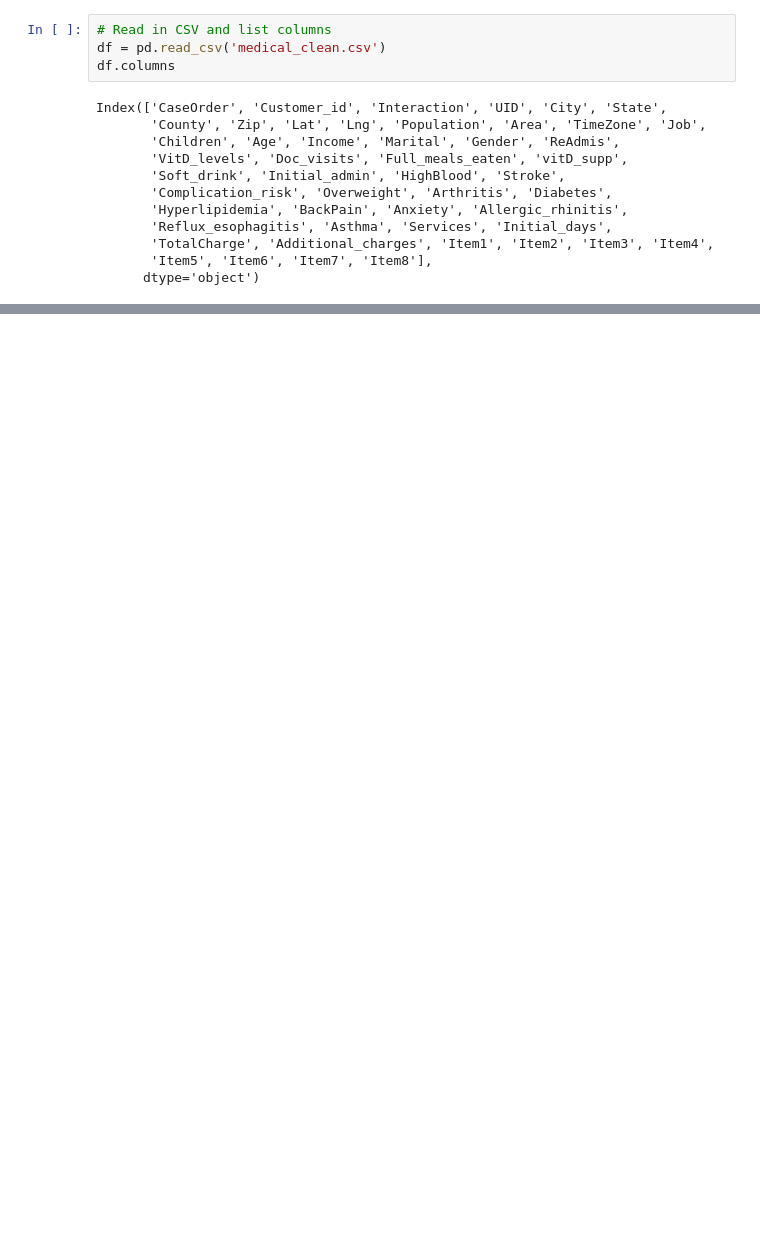
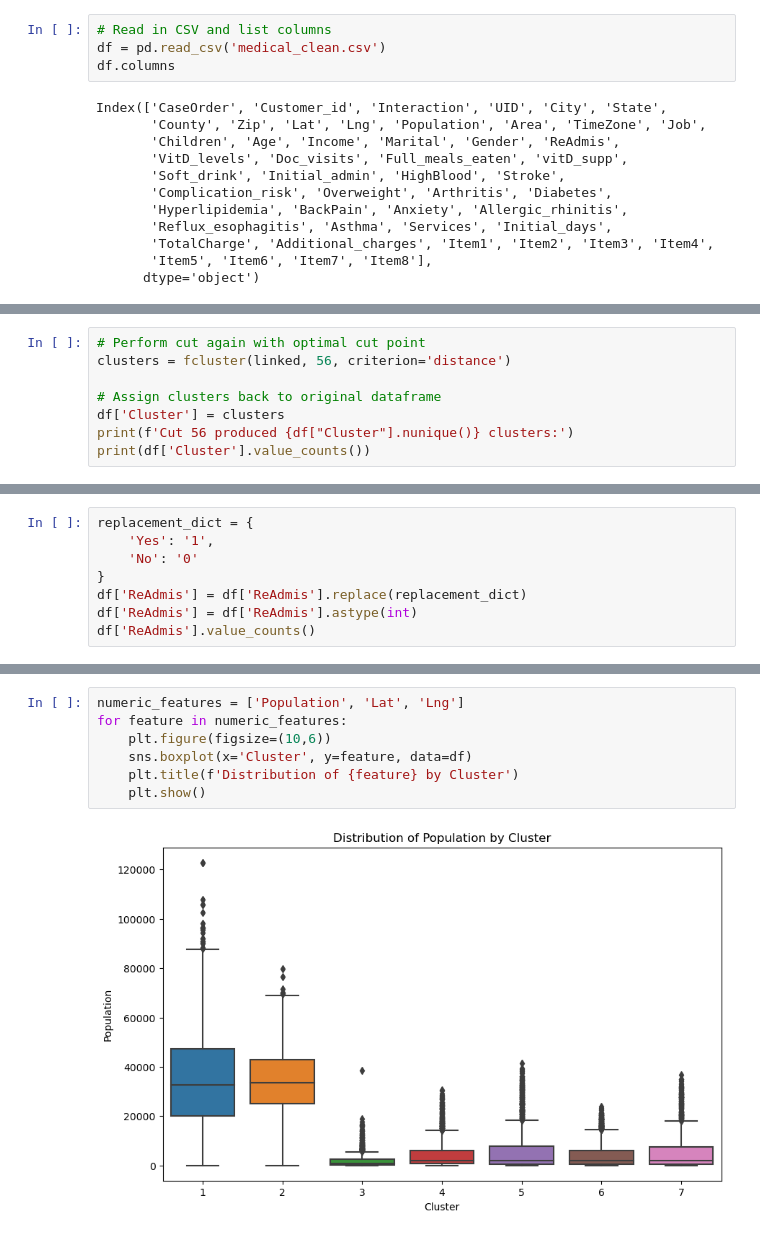
Before and after one commit to david-00001/d212-1, a Jupyter notebook: D212 Task 1.ipynb, the cells around one changed output, grey strips where cells are left out. Cells and saved outputs as stored; diff of their text form; blank space fills up the shorter version.

```diff
--- a/D212 Task 1.ipynb
+++ b/D212 Task 1.ipynb
@@ -76,0 +162,8 @@ print(features)
+# %%
+# Perform cut again with optimal cut point
+clusters = fcluster(linked, 56, criterion='distance')
+
+# Assign clusters back to original dataframe
+df['Cluster'] = clusters
+print(f'Cut 56 produced {df["Cluster"].nunique()} clusters:')
+print(df['Cluster'].value_counts())
@@ -76,0 +180,8 @@ print(features)
+# %%
+replacement_dict = {
+    'Yes': '1',
+    'No': '0'
+}
+df['ReAdmis'] = df['ReAdmis'].replace(replacement_dict)
+df['ReAdmis'] = df['ReAdmis'].astype(int)
+df['ReAdmis'].value_counts()
@@ -76,0 +217,9 @@ print(features)
+# %%
+numeric_features = ['Population', 'Lat', 'Lng']
+for feature in numeric_features:
+    plt.figure(figsize=(10,6))
+    sns.boxplot(x='Cluster', y=feature, data=df)
+    plt.title(f'Distribution of {feature} by Cluster')
+    plt.show()
+# %% [output]
+[figure, added]
```
Also changed, not shown: parts of 18 cells of this notebook, 3 other files.
